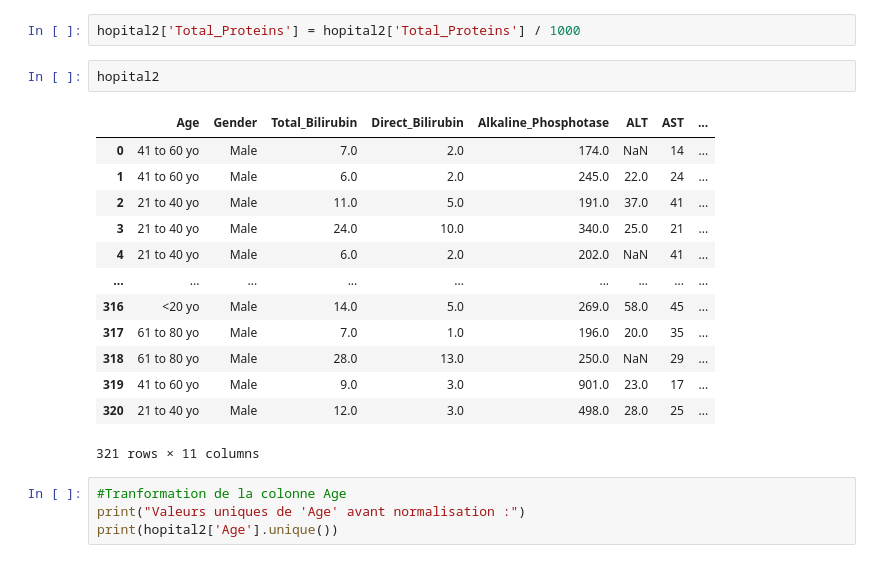
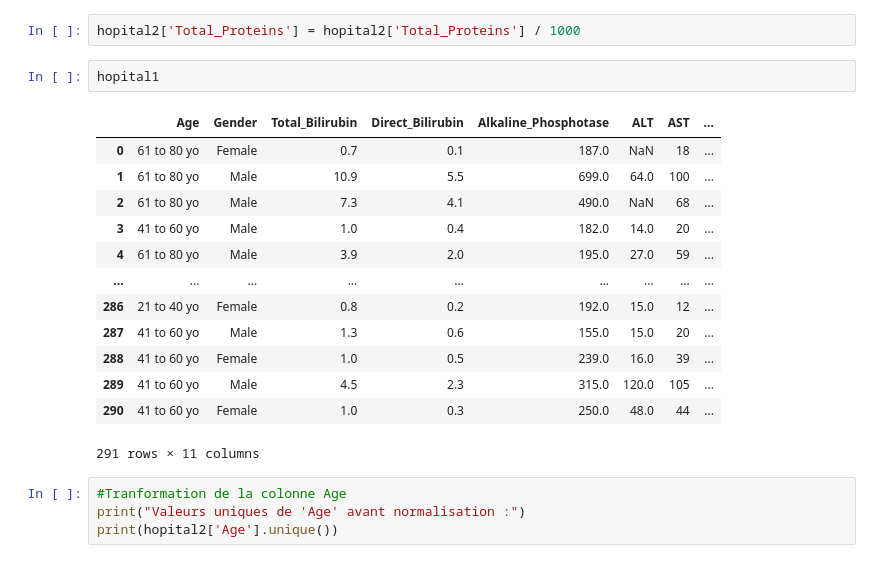
Before and after one commit to elabfr/Epidemologie, a Jupyter notebook: epi.ipynb, the cells around one changed output. Saved outputs shown, nothing was run; the diff lists cells and outputs as text.

```diff
--- a/epi.ipynb
+++ b/epi.ipynb
@@ -125,21 +125,21 @@ hopital2.head()
 # %%
 hopital2['Total_Proteins'] = hopital2['Total_Proteins'] / 1000
 # %%
-hopital2
+hopital1
 # %% [output]
 |  | Age | Gender | Total_Bilirubin | Direct_Bilirubin | Alkaline_Phosphotase | ALT | AST | ... |
-| 0 | 41 to 60 yo | Male | 7.0 | 2.0 | 174.0 | NaN | 14 | ... |
-| 1 | 41 to 60 yo | Male | 6.0 | 2.0 | 245.0 | 22.0 | 24 | ... |
-| 2 | 21 to 40 yo | Male | 11.0 | 5.0 | 191.0 | 37.0 | 41 | ... |
-| 3 | 21 to 40 yo | Male | 24.0 | 10.0 | 340.0 | 25.0 | 21 | ... |
-| 4 | 21 to 40 yo | Male | 6.0 | 2.0 | 202.0 | NaN | 41 | ... |
+| 0 | 61 to 80 yo | Female | 0.7 | 0.1 | 187.0 | NaN | 18 | ... |
+| 1 | 61 to 80 yo | Male | 10.9 | 5.5 | 699.0 | 64.0 | 100 | ... |
+| 2 | 61 to 80 yo | Male | 7.3 | 4.1 | 490.0 | NaN | 68 | ... |
+| 3 | 41 to 60 yo | Male | 1.0 | 0.4 | 182.0 | 14.0 | 20 | ... |
+| 4 | 61 to 80 yo | Male | 3.9 | 2.0 | 195.0 | 27.0 | 59 | ... |
 | ... | ... | ... | ... | ... | ... | ... | ... | ... |
-| 316 | <20 yo | Male | 14.0 | 5.0 | 269.0 | 58.0 | 45 | ... |
-| 317 | 61 to 80 yo | Male | 7.0 | 1.0 | 196.0 | 20.0 | 35 | ... |
-| 318 | 61 to 80 yo | Male | 28.0 | 13.0 | 250.0 | NaN | 29 | ... |
-| 319 | 41 to 60 yo | Male | 9.0 | 3.0 | 901.0 | 23.0 | 17 | ... |
-| 320 | 21 to 40 yo | Male | 12.0 | 3.0 | 498.0 | 28.0 | 25 | ... |
+| 286 | 21 to 40 yo | Female | 0.8 | 0.2 | 192.0 | 15.0 | 12 | ... |
+| 287 | 41 to 60 yo | Male | 1.3 | 0.6 | 155.0 | 15.0 | 20 | ... |
+| 288 | 41 to 60 yo | Female | 1.0 | 0.5 | 239.0 | 16.0 | 39 | ... |
+| 289 | 41 to 60 yo | Male | 4.5 | 2.3 | 315.0 | 120.0 | 105 | ... |
+| 290 | 41 to 60 yo | Female | 1.0 | 0.3 | 250.0 | 48.0 | 44 | ... |
-321 rows × 11 columns
+291 rows × 11 columns
 # %%
 #Tranformation de la colonne Age
 print("Valeurs uniques de 'Age' avant normalisation :")
```
Also changed, not shown: parts of 33 cells of this notebook, 1 other file.
